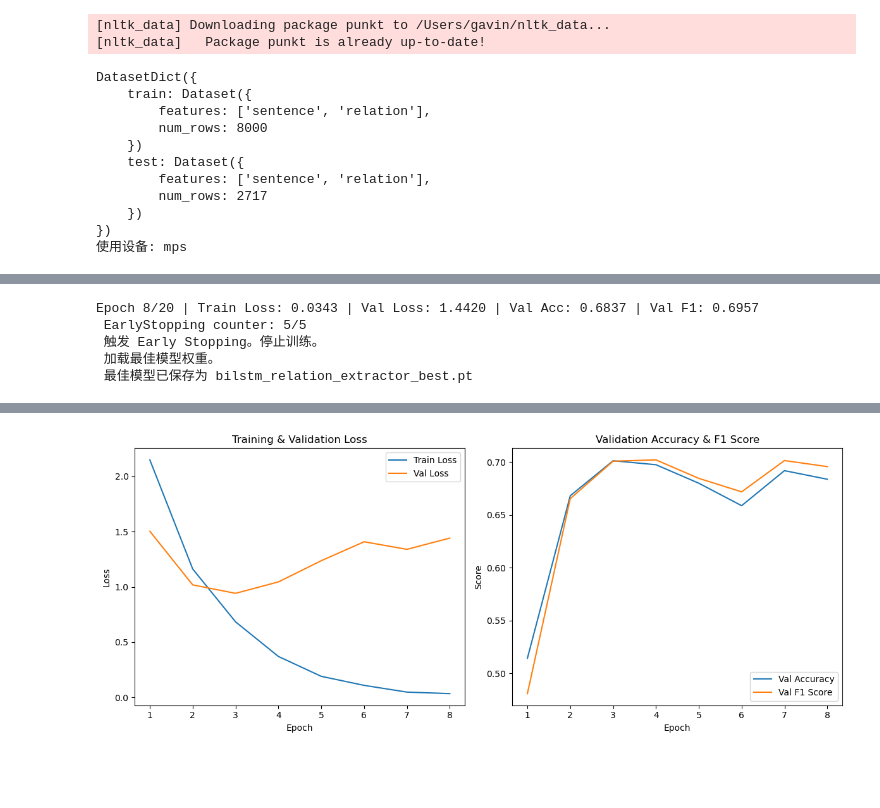
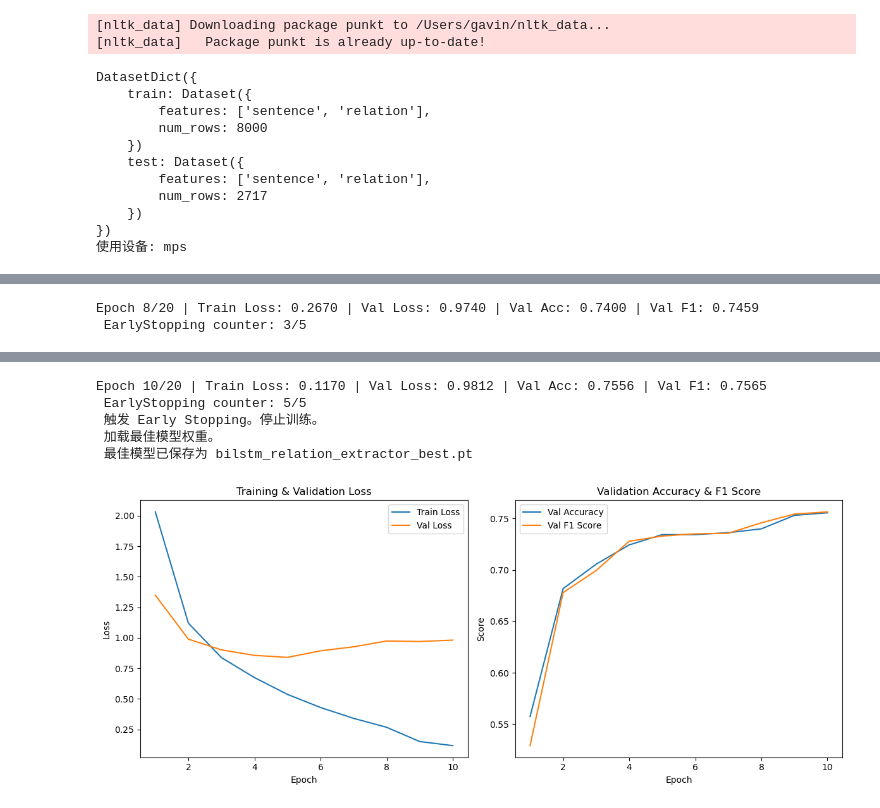
Before and after one commit to orangecat1219/RE_SVM, a Jupyter notebook: BiLSTM.ipynb, the cells around one changed output, grey strips where cells are left out. Saved outputs shown, nothing was run; the diff lists cells and outputs as text; code cells hidden in the pictures; blank space fills up the shorter version.

```diff
--- a/BiLSTM.ipynb
+++ b/BiLSTM.ipynb
@@ -36,6 +36,8 @@ class SemEvalDataset(Dataset):
         return len(self.sentences)
 
     def __getitem__(self, idx):
+        sentence = self.sentences[idx].replace('<e1>', ' <e1> ').replace('</e1>', ' </e1> ')
+        sentence = sentence.replace('<e2>', ' <e2> ').replace('</e2>', ' </e2> ')
         tokens = word_tokenize(self.sentences[idx].lower())
         seq = [self.word2idx.get(token, self.word2idx['<UNK>']) for token in tokens]
         if len(seq) < self.max_len:
@@ -61,9 +63,9 @@ def load_glove_embeddings(glove_file, word2idx, embedding_dim=300):
 class BiLSTMRelationExtractor(nn.Module):
     def __init__(self, vocab_size, embedding_dim, hidden_dim, output_dim, embeddings):
         super(BiLSTMRelationExtractor, self).__init__()
-        self.embedding = nn.Embedding.from_pretrained(embeddings, freeze=False)
-        self.bilstm = nn.LSTM(embedding_dim, hidden_dim, num_layers=1,
-                              bidirectional=True, batch_first=True)
+        self.embedding = nn.Embedding.from_pretrained(embeddings, freeze=True)
+        self.bilstm = nn.LSTM(embedding_dim, hidden_dim, num_layers=2,
+    bidirectional=True, batch_first=True, dropout=0.3)
         self.fc = nn.Linear(hidden_dim * 4, output_dim)  # 拼接 avg_pool 和 max_pool
         self.dropout = nn.Dropout(0.5)  # 增加 Dropout 防止过拟合
 
@@ -79,7 +81,7 @@ class BiLSTMRelationExtractor(nn.Module):
 
 # 5️ EarlyStopping 机制
 class EarlyStopping:
-    def __init__(self, patience=3, verbose=False):
+    def __init__(self, patience=3, verbose=True):
         self.patience = patience
         self.verbose = verbose
         self.counter = 0
@@ -103,7 +105,7 @@ class EarlyStopping:
 
 # 6️ 主程序
 if __name__ == '__main__':
-    # 设备选择：优先使用 MPS (Metal) ，否则回退到 CPU
+
     device = torch.device("mps" if torch.backends.mps.is_available() else "cpu")
     print(f"使用设备: {device}")
 
@@ -117,6 +119,7 @@ if __name__ == '__main__':
     word2idx = {word: idx + 2 for idx, word in enumerate(vocab)}
     word2idx['<PAD>'] = 0
     word2idx['<UNK>'] = 1
+
 
     # 加载 GloVe 词向量
     embedding_dim = 300
@@ -285,5 +288,2 @@ Epoch 7/20 | Train Loss: 0.0481 | Val Loss: 1.3403 | Val Acc: 0.6919 | Val F1: 0
-Epoch 8/20 | Train Loss: 0.0343 | Val Loss: 1.4420 | Val Acc: 0.6837 | Val F1: 0.6957
- EarlyStopping counter: 5/5
- 触发 Early Stopping。停止训练。
- 加载最佳模型权重。
- 最佳模型已保存为 bilstm_relation_extractor_best.pt
+Epoch 8/20 | Train Loss: 0.2670 | Val Loss: 0.9740 | Val Acc: 0.7400 | Val F1: 0.7459
+ EarlyStopping counter: 3/5
@@ -290,4 +292,9 @@ Epoch 8/20 | Train Loss: 0.0343 | Val Loss: 1.4420 | Val Acc: 0.6837 | Val F1: 0
+Epoch 10/20 | Train Loss: 0.1170 | Val Loss: 0.9812 | Val Acc: 0.7556 | Val F1: 0.7565
+ EarlyStopping counter: 5/5
+ 触发 Early Stopping。停止训练。
+ 加载最佳模型权重。
+ 最佳模型已保存为 bilstm_relation_extractor_best.pt
-[figure, old version]
+[figure, new version]
 # %%
 import torch
 import matplotlib.pyplot as plt
```
Also changed, not shown: parts of 2 cells of this notebook.
